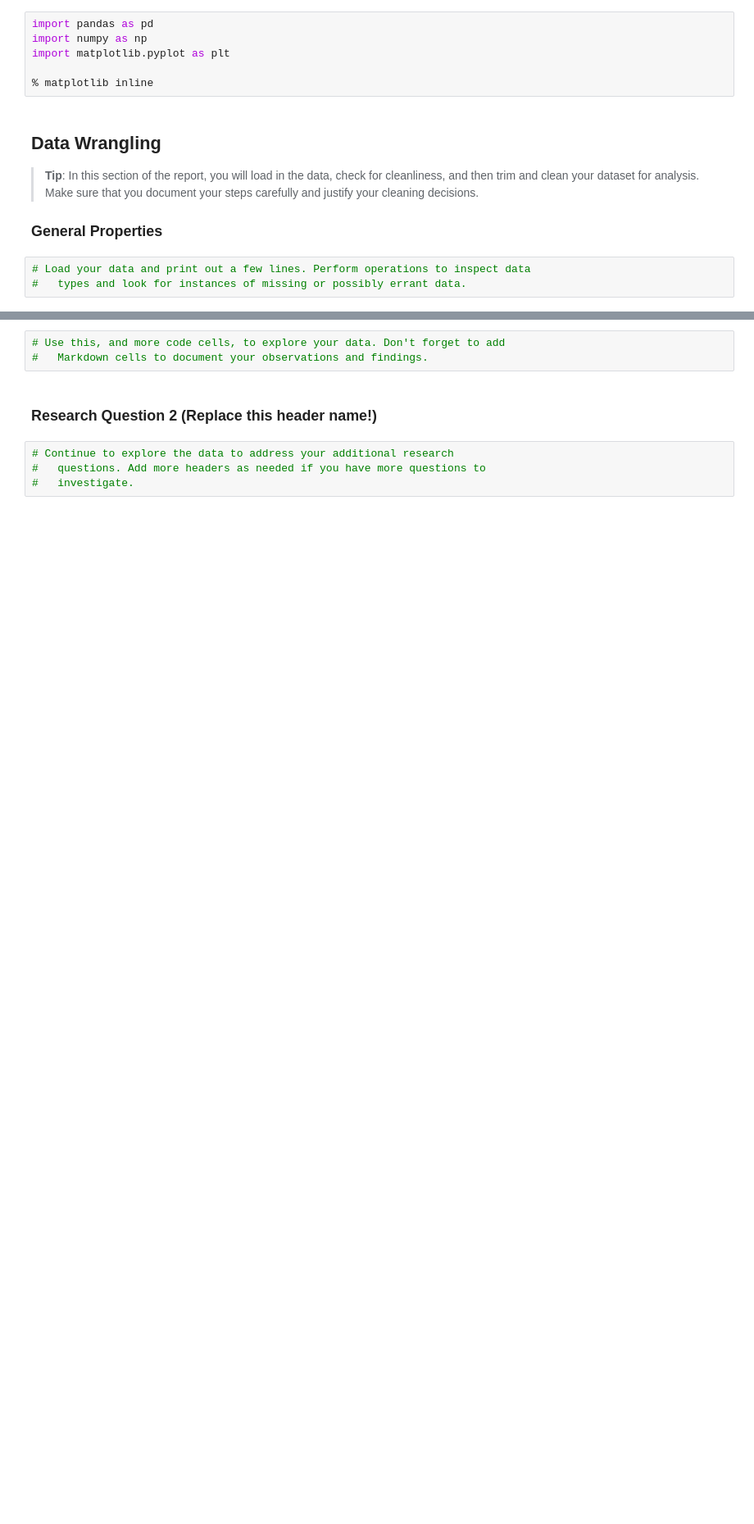
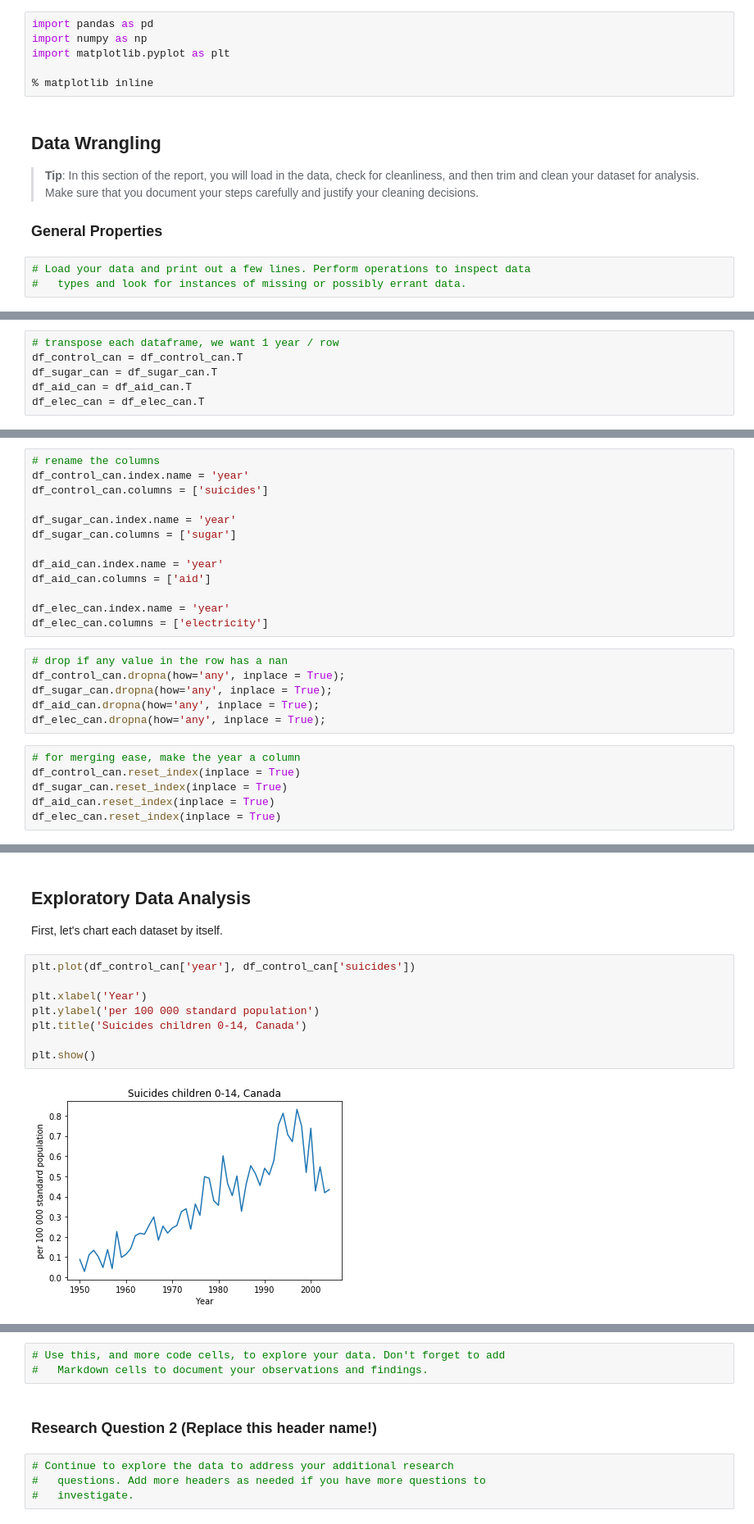
Before and after one commit to szimmers/udacity-dand-term1, a Jupyter notebook: dataset_investigation/report_canada_youth_suicide.ipynb, the cells around one changed output, grey strips where cells are left out. Shown at 82% size. Cells and saved outputs as stored; diff of their text form; blank space fills up the shorter version.

```diff
--- a/dataset_investigation/report_canada_youth_suicide.ipynb
+++ b/dataset_investigation/report_canada_youth_suicide.ipynb
@@ -69,0 +147,6 @@ import matplotlib.pyplot as plt
+# %%
+# transpose each dataframe, we want 1 year / row
+df_control_can = df_control_can.T
+df_sugar_can = df_sugar_can.T
+df_aid_can = df_aid_can.T
+df_elec_can = df_elec_can.T
@@ -69,0 +175,25 @@ import matplotlib.pyplot as plt
+# %%
+# rename the columns
+df_control_can.index.name = 'year'
+df_control_can.columns = ['suicides']
+
+df_sugar_can.index.name = 'year'
+df_sugar_can.columns = ['sugar']
+
+df_aid_can.index.name = 'year'
+df_aid_can.columns = ['aid']
+
+df_elec_can.index.name = 'year'
+df_elec_can.columns = ['electricity']
+# %%
+# drop if any value in the row has a nan
+df_control_can.dropna(how='any', inplace = True);
+df_sugar_can.dropna(how='any', inplace = True);
+df_aid_can.dropna(how='any', inplace = True);
+df_elec_can.dropna(how='any', inplace = True);
+# %%
+# for merging ease, make the year a column
+df_control_can.reset_index(inplace = True)
+df_sugar_can.reset_index(inplace = True)
+df_aid_can.reset_index(inplace = True)
+df_elec_can.reset_index(inplace = True)
@@ -69,0 +236,15 @@ import matplotlib.pyplot as plt
+# %% [markdown]
+<a id='eda'></a>
+## Exploratory Data Analysis
+
+First, let's chart each dataset by itself.
+# %%
+plt.plot(df_control_can['year'], df_control_can['suicides'])
+
+plt.xlabel('Year')
+plt.ylabel('per 100 000 standard population')
+plt.title('Suicides children 0-14, Canada')
+
+plt.show()
+# %% [output]
+[figure, added]
```
Also changed, not shown: parts of 35 cells of this notebook.
